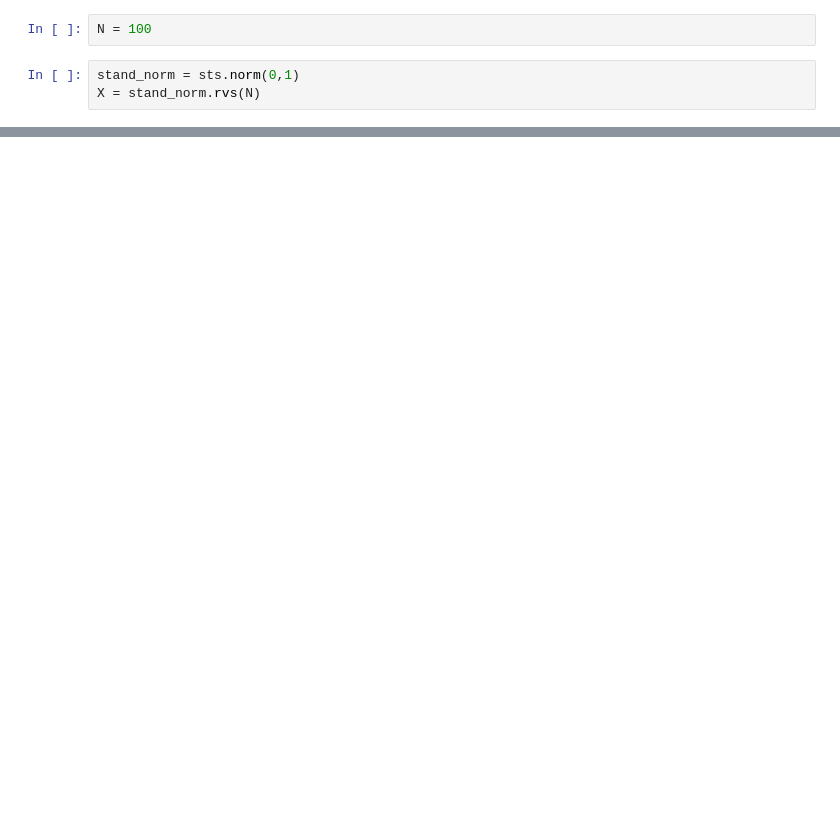
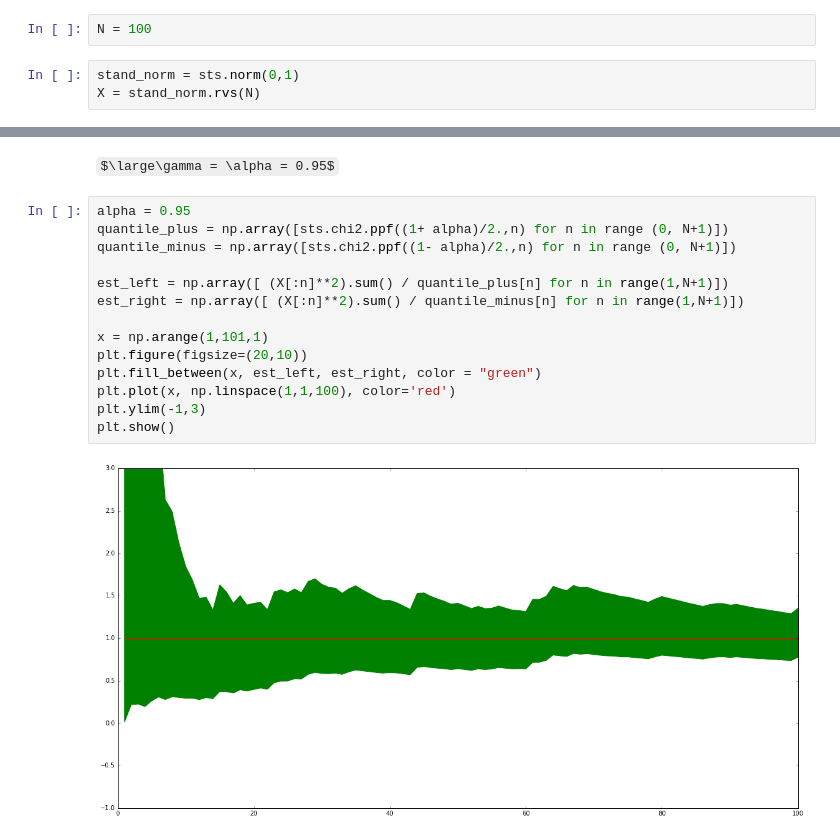
Before and after one commit to feezboom/MathStat, a Jupyter notebook: prac4/Karyamin_497_9_3.ipynb, the cells around one changed output, grey strips where cells are left out. Cells and saved outputs as stored; diff of their text form; some formulas as TeX source; blank space fills up the shorter version.

```diff
--- a/prac4/Karyamin_497_9_3.ipynb
+++ b/prac4/Karyamin_497_9_3.ipynb
@@ -30,0 +121,18 @@ array([-0.44708362,  0.99824906,  0.68644615,  1.39066119,  0.59464214,
+# %% [markdown]
+   $\large\gamma = \alpha = 0.95$
+# %%
+alpha = 0.95
+quantile_plus = np.array([sts.chi2.ppf((1+ alpha)/2.,n) for n in range (0, N+1)])
+quantile_minus = np.array([sts.chi2.ppf((1- alpha)/2.,n) for n in range (0, N+1)])
+
+est_left = np.array([ (X[:n]**2).sum() / quantile_plus[n] for n in range(1,N+1)])
+est_right = np.array([ (X[:n]**2).sum() / quantile_minus[n] for n in range(1,N+1)])
+
+x = np.arange(1,101,1)
+plt.figure(figsize=(20,10))
+plt.fill_between(x, est_left, est_right, color = "green")
+plt.plot(x, np.linspace(1,1,100), color='red')
+plt.ylim(-1,3)
+plt.show()
+# %% [output]
+[figure, added]
```
Also changed, not shown: parts of 19 cells of this notebook, 11 other files.
